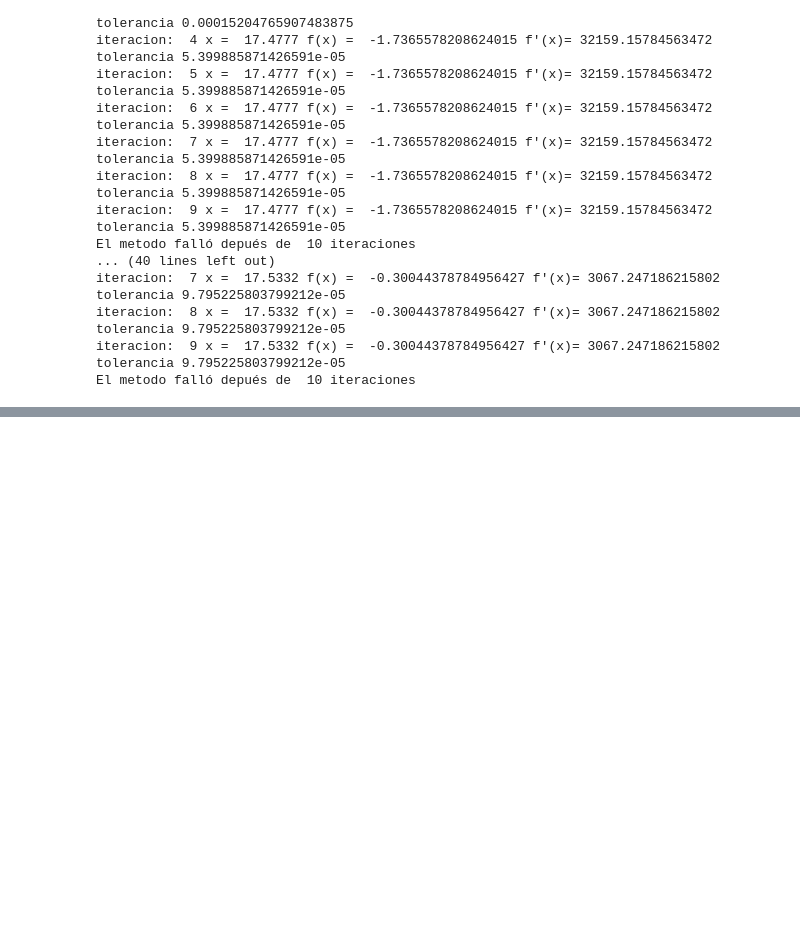
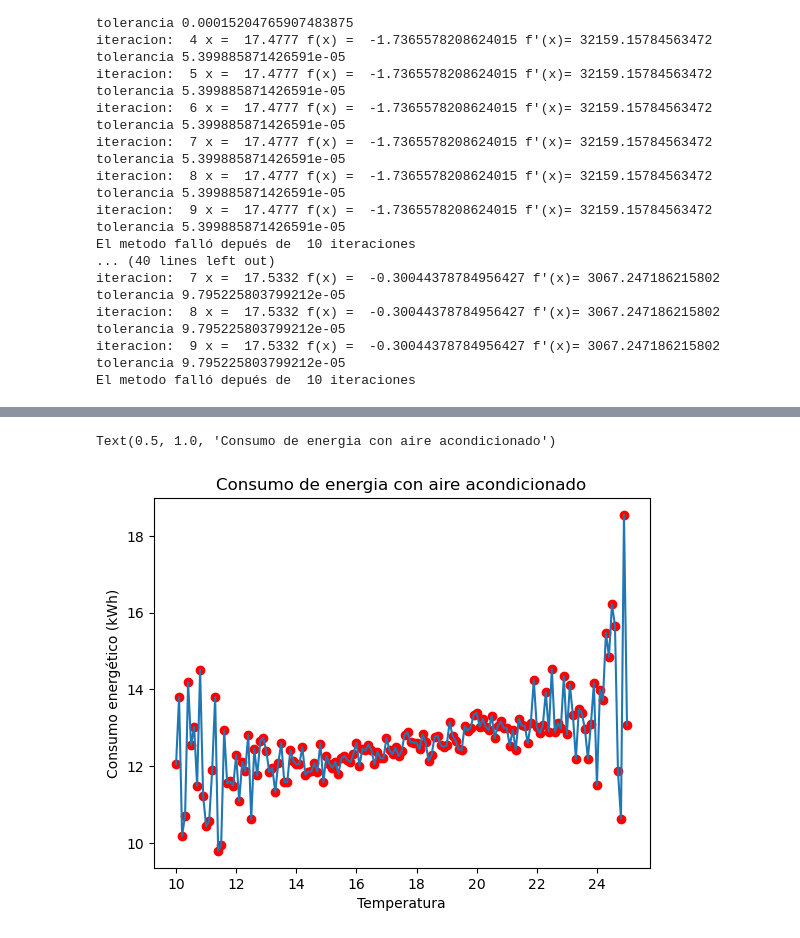
Before and after one commit to Miguelx28/M-todos-Num-ricos-2025-b, a Jupyter notebook: Codigo/filtrar_datos_aire.ipynb, the cells around one changed output, grey strips where cells are left out. Saved outputs shown, nothing was run; the diff lists cells and outputs as text; code cells hidden in the pictures; blank space fills up the shorter version.

```diff
--- a/Codigo/filtrar_datos_aire.ipynb
+++ b/Codigo/filtrar_datos_aire.ipynb
@@ -353,0 +397,7 @@ El metodo falló depués de  10 iteraciones
+# %%
+x_aire =  ds_aire['Avg_Temperature_C'].tolist()
+y_aire =  ds_aire['Energy_Consumption_kWh'].tolist()
+
+
+x_no_aire =  ds_no_aire['Avg_Temperature_C'].tolist()
+y_no_aire =  ds_no_aire['Energy_Consumption_kWh'].tolist()
@@ -353,0 +419,12 @@ El metodo falló depués de  10 iteraciones
+# %%
+import matplotlib.pyplot as plt
+
+plt.figure()
+plt.scatter(x_aire, y_aire, color='red')
+plt.plot(x_aire, y_aire)
+plt.xlabel("Temperatura")
+plt.ylabel("Consumo energético (kWh)")
+plt.title("Consumo de energia con aire acondicionado")
+# %% [output]
+Text(0.5, 1.0, 'Consumo de energia con aire acondicionado')
+[figure, added]
```
Also changed, not shown: parts of 5 cells of this notebook, 1 other file.
